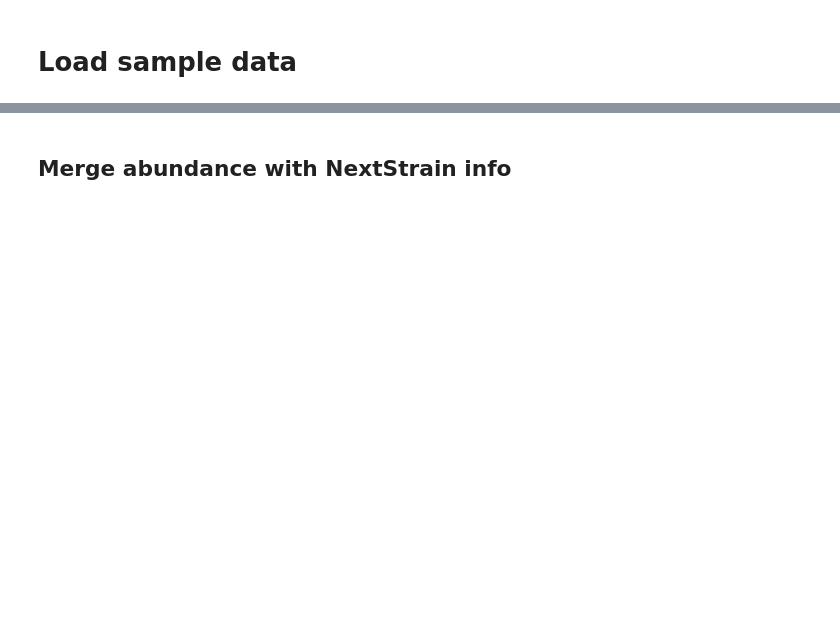
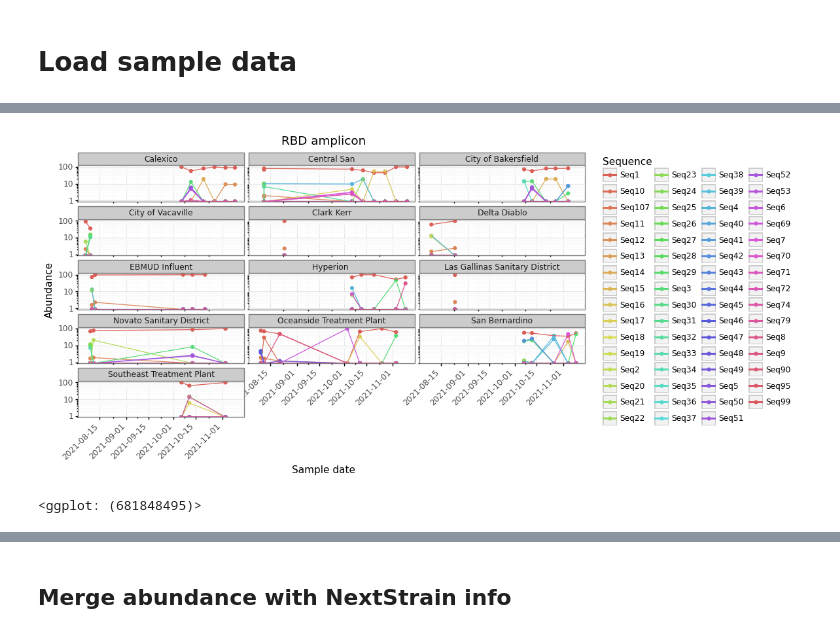
Before and after one commit to rosekantor/wbe_sarscov2_sequencing, a Jupyter notebook: analysis_sgene.ipynb, the cells around one changed output, grey strips where cells are left out. Saved outputs shown, nothing was run; the diff lists cells and outputs as text; code cells hidden in the pictures; blank space fills up the shorter version.

```diff
--- a/analysis_sgene.ipynb
+++ b/analysis_sgene.ipynb
@@ -57,4 +66,4 @@ var_aa_df.head()
 # %%
-covid_cg_snvs1 = "/Users/rosekantor/data/wbe_scv/variant_info/consensus_mutations_covidcg_1perc_110821.json"
+covid_cg_snvs1 = "/Users/rosekantor/data/wbe_scv/variant_info/consensus_mutations_covidcg_1perc_120721.json"
 var1_df = pd.read_json(covid_cg_snvs1)
 var1_df = var1_df.rename(columns={'pos':'position', 'name':'variant'})
@@ -251,0 +268,19 @@ theme(axis_text_x=element_text(angle=45, hjust=1)))
+# %%
+(ggplot(abund_named_melt_df[~(abund_named_melt_df.site_full_name.isna()) &
+                            ~(abund_named_melt_df.site_full_name.isin(['Piedmont and Channing', 'City of American Canyon']))
+                                                                      # , 'Las Gallinas Sanitary District'
+                            #&
+                           # (abund_named_melt_df.Sequence.isin(['Seq1', 'Seq2', 'Seq4','Seq5', 'Seq6','Seq7', 'Seq8','Seq9']))
+                           ],
+        aes(y='Abundance', x='date_sampling', color='Sequence'))+
+geom_point()+
+geom_line()+
+facet_wrap('~site_full_name', ncol=3)+
+ggtitle(f'{amplicon} amplicon')+
+xlab('Sample date')+
+scale_y_log10()+
+theme_bw()+
+theme(figure_size=(10,5), axis_text_x=element_text(angle=45, hjust=1)))
+# %% [output]
+[figure, added]
+<ggplot: (681848495)>
```
Also changed, not shown: parts of 62 cells of this notebook, 2 other files.
